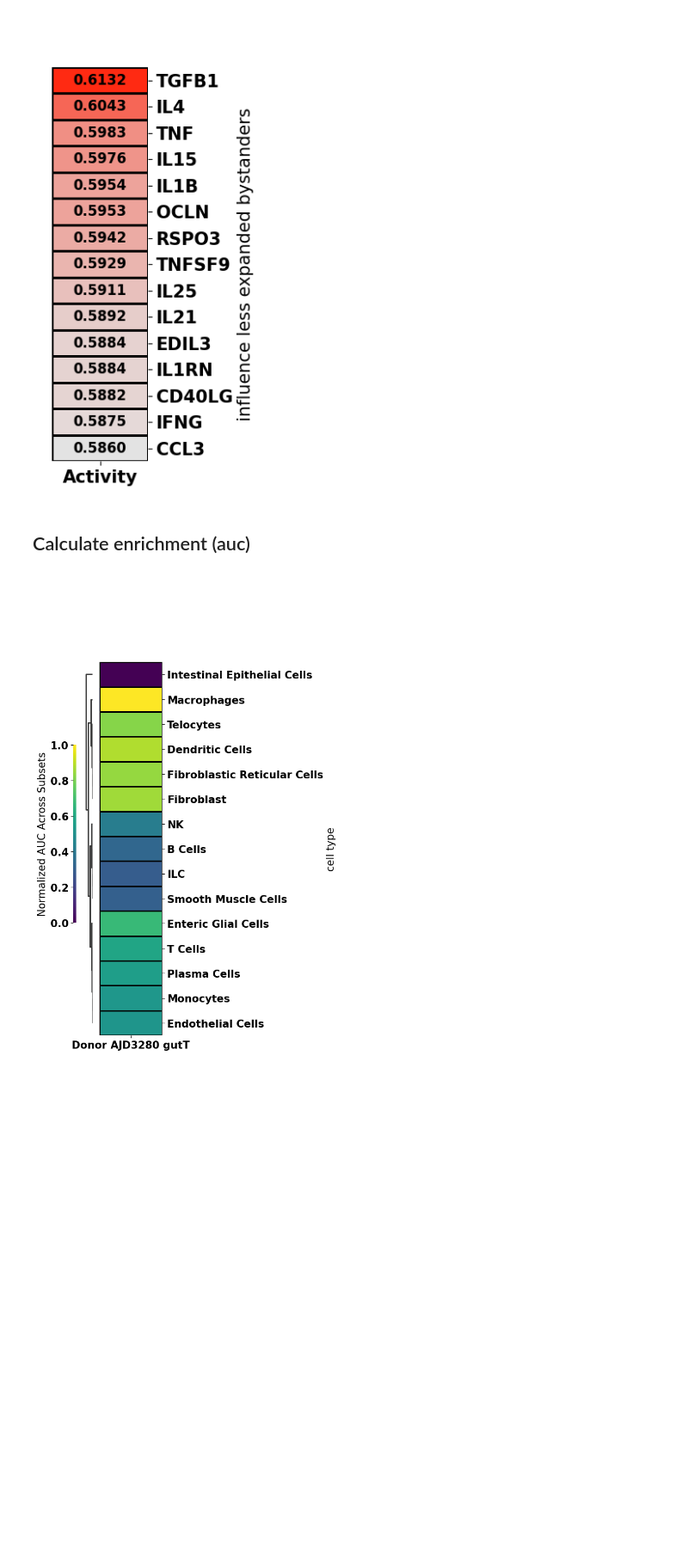
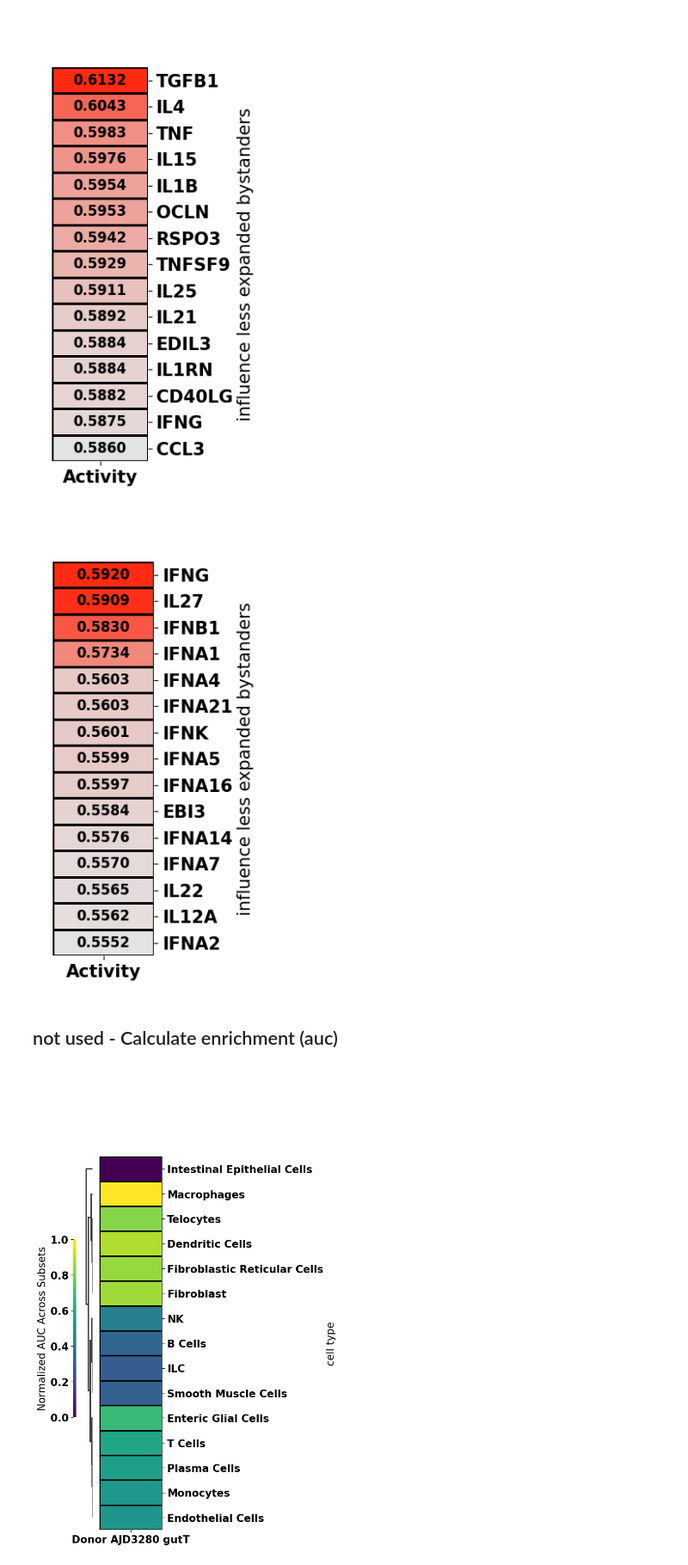
Before and after one commit to Ran-x2/mtb, a Jupyter notebook: NicheNet/NicheNet_visualize_step3.ipynb, the cells around one changed output. Shown: that part at 86% size. Saved outputs shown, nothing was run; the diff lists cells and outputs as text; code cells hidden in the pictures; blank space fills up the shorter version.

```diff
--- a/NicheNet/NicheNet_visualize_step3.ipynb
+++ b/NicheNet/NicheNet_visualize_step3.ipynb
@@ -50,8 +50,43 @@ for i in range(plot_df[0:15].shape[0]):  # Iterate over rows
 plt.savefig('ligand_vis.png',dpi = 300,bbox_inches='tight')
 # %% [output]
 [figure]
+# %%
+%matplotlib inline
+plt.rcParams.update({'font.size': 15, 'font.weight': 'heavy','axes.linewidth':2})
+#plt.rcParams.update(plt.rcParamsDefault)
+kwargs = {'cmap': my_cmap}
+
+plot_df = pd.read_csv('nichenet_result_mtb1.csv', sep=" ", index_col= "test_ligand").sort_values(by = "auroc", ascending= False)["auroc"]
+plot_df = plot_df[plot_df>0.5][0:min(30,plot_df.shape[0])]
+plot_df.index.name = 'influence less expanded bystanders'
+plot_df.name = 'Activity'
+clustergrid = sns.clustermap(plot_df[0:min(15,plot_df.shape[0])],figsize = (3,6),linewidths=2,
+            linecolor = 'k',dendrogram_ratio = 0.1, colors_ratio = 0.5, cbar_pos= None,
+            row_cluster = False,col_cluster = False,#cbar_kws={'label': 'NicheNet ligand activity (AUROC)','location':"left"},
+            **kwargs)
+# for a in clustergrid.ax_col_dendrogram.collections:
+#     a.set_linewidth(2)
+#     clustergrid.ax_cbar.set_position([-10, 0, -0.3, 0.3])
+
+axs = clustergrid.fig.get_axes()
+for j in range(0,len(axs)):
+    axs[j].set_xlabel('')
+
+ax = clustergrid.ax_heatmap
+
+# Extract data values and annotate each cell
+for i in range(plot_df[0:15].shape[0]):  # Iterate over rows
+    for j in range(1):  # Since there's only one column
+        value = plot_df[0:15].iloc[i]  # Get value
+        ax.text(j+0.5, i+0.5, f'{value:.4f}', ha='center', va='center', color='black', fontsize=12, fontweight='bold')
+
+
+
+plt.savefig('ligand_vis_mtb1.png',dpi = 300,bbox_inches='tight')
+# %% [output]
+[figure, added]
 # %% [markdown]
-## Calculate enrichment (auc)
+## not used - Calculate enrichment (auc)
 # %%
 plt.rcParams.update({'font.size': 15, 'font.weight': 'heavy','axes.linewidth':2})
 kwargs = {'cmap': 'viridis'}
```
Also changed, not shown: 6 other files.
